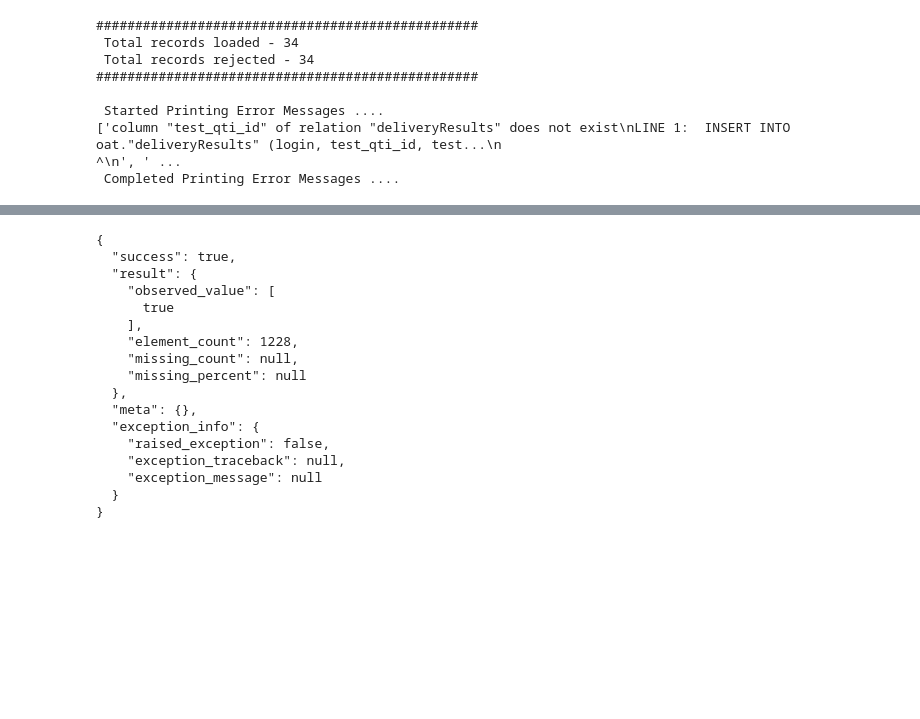
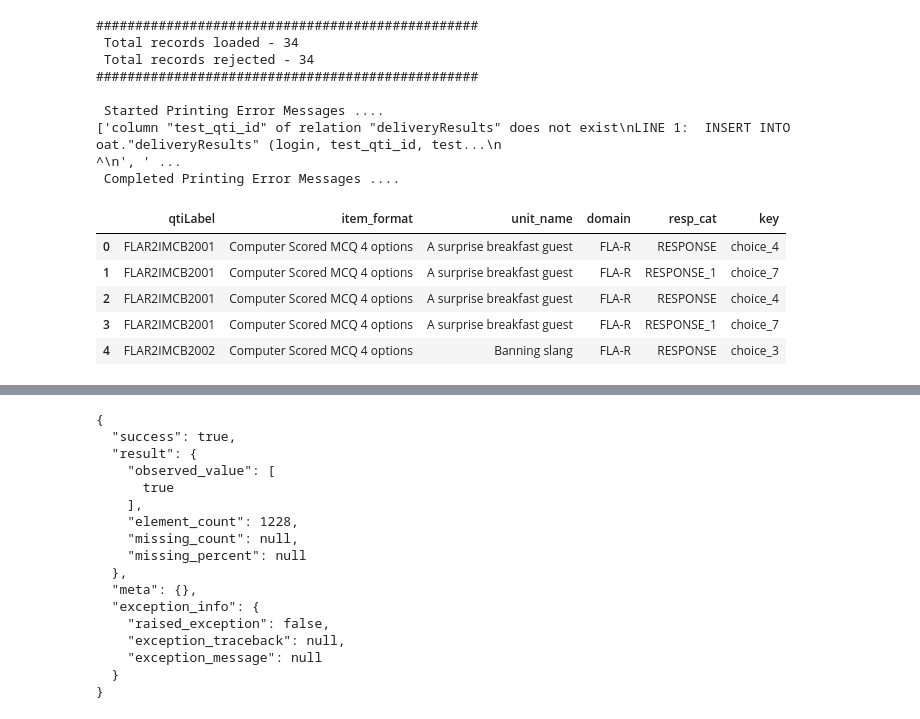
Before and after one commit to leonhead-acer/pisa2025-api-etl, a Jupyter notebook: Getting_started_with_Data_Extraction.ipynb, the cells around one changed output, grey strips where cells are left out. Drawn from its saved outputs; the diff is of its cells as text; code cells hidden in the pictures; blank space fills up the shorter version.

```diff
--- a/Getting_started_with_Data_Extraction.ipynb
+++ b/Getting_started_with_Data_Extraction.ipynb
@@ -875,6 +875,67 @@ fetch_query = f"""
         AND (login NOT LIKE '____A9999%')
         AND (login NOT LIKE '%demo%')
     """
+# %%
+import pandas as pd
+import glob
+from openpyxl import load_workbook
+
+path = glob.glob("./data/*FLA.xlsx")
+
+r_cols = pd.DataFrame(
+    {
+        "old": [
+            'Unit/task ID (TAO)',
+            # 'Unique Item ID (TAO)',
+            'Item Format',
+            'Unit/task Title',
+            'Part, Version'
+        ],
+        "new": [
+            'qtiLabel',
+            # 'resp_cat',
+            'item_format',
+            'unit_name',
+            'unit_name'
+        ]
+    }
+)
+
+cbk_l = []
+wb = load_workbook(filename=path[0])
+for sheet_names in wb.sheetnames:
+    sheet = wb[sheet_names]
+    df_name = sheet_names.split()[0]
+    dat = pd.read_excel(path[0],sheet_name = sheet_names)
+    dat = dat.rename(columns=lambda x: x.strip()).rename(columns=dict(zip(r_cols["old"], r_cols["new"])))
+    dat['domain'] = f"FLA-{df_name[0]}"
+    if(df_name.lower() == 'speaking'):
+        dat['resp_cat'] = 'RESPONSE'
+    new_cols = list(r_cols['new'].unique()) + ['domain']
+    dat = dat.loc[:,new_cols]
+    dat['qtiLabel'] = dat['qtiLabel'].str.replace('\xa0', '')
+
+    md_path = glob.glob(f"./data/metadata/{df_name.lower()}/*.csv")
+    md_l = []
+    for file in md_path:
+        md_file = pd.read_csv(file).loc[:,['label','responseIdentifier','BR_identifier']]
+        md_file.columns = ['qtiLabel','resp_cat','key']
+        md_l.append(md_file)
+
+    md_resp = pd.concat(md_l)
+    dat = pd.merge(dat,md_resp,how = 'left',on = 'qtiLabel')
+
+    cbk_l.append(dat)
+
+cbk = pd.concat(cbk_l,ignore_index = True).dropna(subset = ['qtiLabel'])
+cbk.head()
+# %% [output]
+|  | qtiLabel | item_format | unit_name | domain | resp_cat | key |
+| 0 | FLAR2IMCB2001 | Computer Scored MCQ 4 options | A surprise breakfast guest | FLA-R | RESPONSE | choice_4 |
+| 1 | FLAR2IMCB2001 | Computer Scored MCQ 4 options | A surprise breakfast guest | FLA-R | RESPONSE_1 | choice_7 |
+| 2 | FLAR2IMCB2001 | Computer Scored MCQ 4 options | A surprise breakfast guest | FLA-R | RESPONSE | choice_4 |
+| 3 | FLAR2IMCB2001 | Computer Scored MCQ 4 options | A surprise breakfast guest | FLA-R | RESPONSE_1 | choice_7 |
+| 4 | FLAR2IMCB2002 | Computer Scored MCQ 4 options | Banning slang | FLA-R | RESPONSE | choice_3 |
 # %%
 import pandas as pd
 import numpy as np
```
Also changed, not shown: parts of 14 cells of this notebook.
